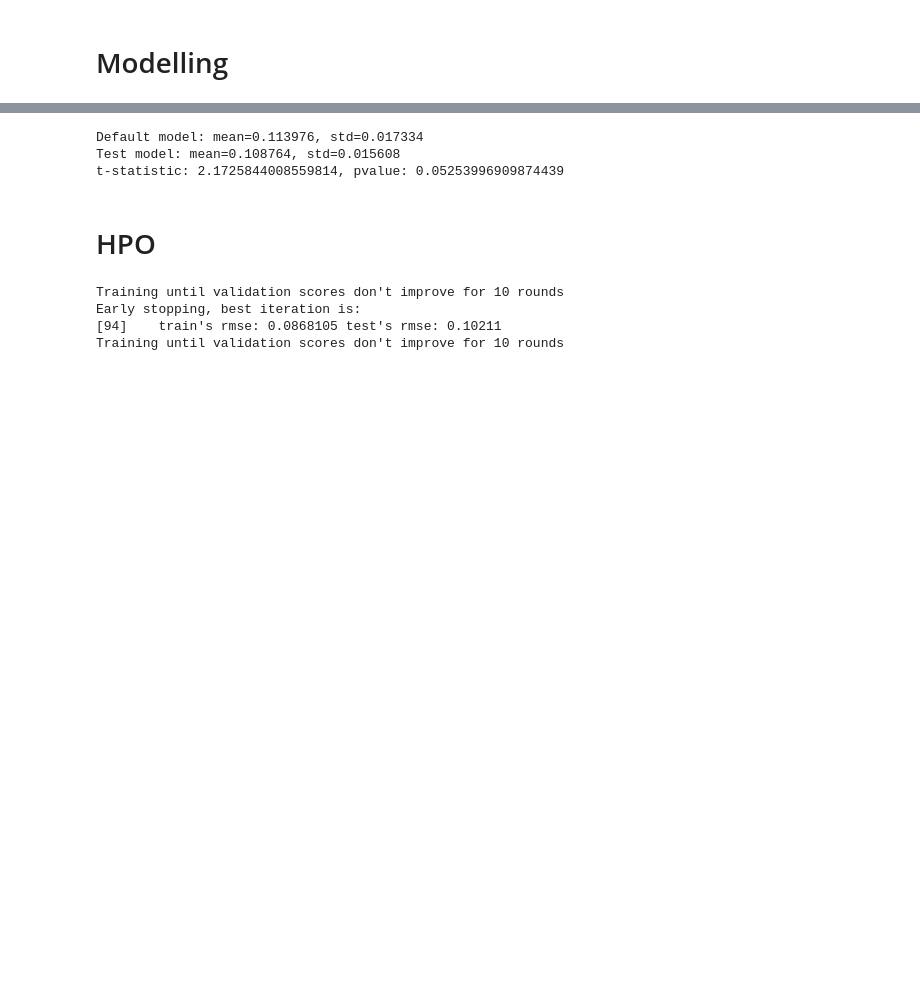
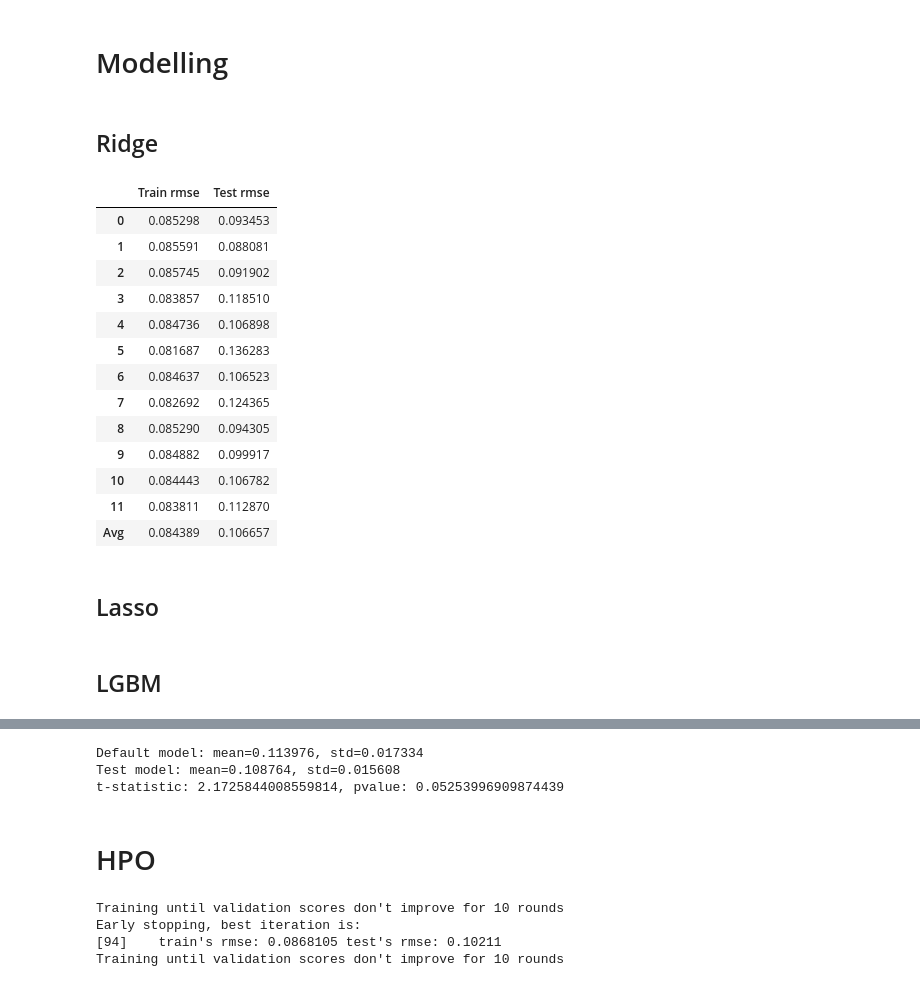
Before and after one commit to akimalikhanov/w, a Jupyter notebook: full_project2.ipynb, the cells around one changed output, grey strips where cells are left out. Drawn from its saved outputs; the diff is of its cells as text; code cells hidden in the pictures; blank space fills up the shorter version.

```diff
--- a/full_project2.ipynb
+++ b/full_project2.ipynb
@@ -371,0 +385,2 @@ train=manual_encoder(train)
+# %%
+train=transform_col(train, ['SalePrice'], 'log')
@@ -413,2 +448,14 @@ train=generate_features(train)
 # %% [markdown]
 # Modelling
+# %% [markdown]
+## Ridge
+# %%
+def deskew_col(frame):
+    data=frame.copy()
+    num_cols=data.drop(['Id', 'SalePrice'], axis=1).select_dtypes('number').columns
+    skew_cols=data[num_cols].apply(lambda x: skew(x)).sort_values(ascending=False)
+    high_skew_cols=skew_cols[skew_cols>0.5].index
+    data=transform_col(data, high_skew_cols, 'box')
+    return data
+# %%
+train=deskew_col(train)
@@ -415,3 +486,45 @@ train=generate_features(train)
+# %%
+def quick_cv(df, func, cat_method, num_method, mod=None):
+    X, y=train.drop(['Id', 'SalePrice'], axis=1), train['SalePrice']
+
+    cat_cols, num_cols=X.select_dtypes(include=['category', 'object']).columns, X.select_dtypes('number').columns
+
+    col_tr=ColumnTransformer([
+        ('cat', cat_method, cat_cols),
+        ('num', num_method, num_cols)
+    ])
+
+    if mod:
+        res=func(X, y, col_tr, 12, mod)
+    else:
+        res=func(X, y, col_tr, 12)
+    return res
+# %%
+ridge=Ridge()
+ohe=OneHotEncoder(sparse=False, handle_unknown='ignore')
+rob_sc=RobustScaler()
+
+res_ridge=quick_cv(train, custom_sklearn_cv, ohe, rob_sc, ridge)
+res_ridge
+# %% [output]
+|  | Train rmse | Test rmse |
+| 0 | 0.085298 | 0.093453 |
+| 1 | 0.085591 | 0.088081 |
+| 2 | 0.085745 | 0.091902 |
+| 3 | 0.083857 | 0.118510 |
+| 4 | 0.084736 | 0.106898 |
+| 5 | 0.081687 | 0.136283 |
+| 6 | 0.084637 | 0.106523 |
+| 7 | 0.082692 | 0.124365 |
+| 8 | 0.085290 | 0.094305 |
+| 9 | 0.084882 | 0.099917 |
+| 10 | 0.084443 | 0.106782 |
+| 11 | 0.083811 | 0.112870 |
+| Avg | 0.084389 | 0.106657 |
+# %% [markdown]
+## Lasso
+# %% [markdown]
+## LGBM
 # %%
 import lightgbm as lgb
 
```
Also changed, not shown: parts of 28 cells of this notebook.
